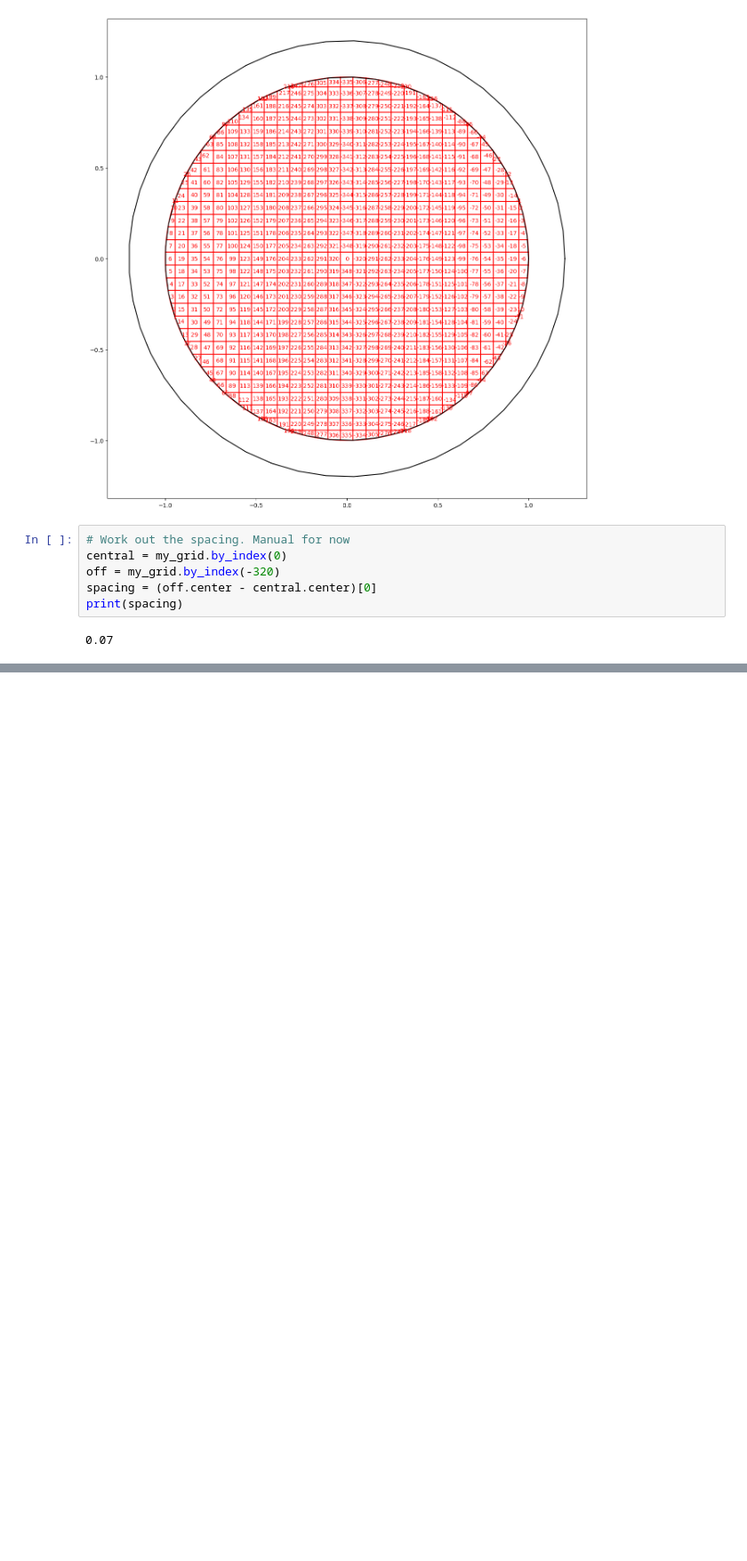
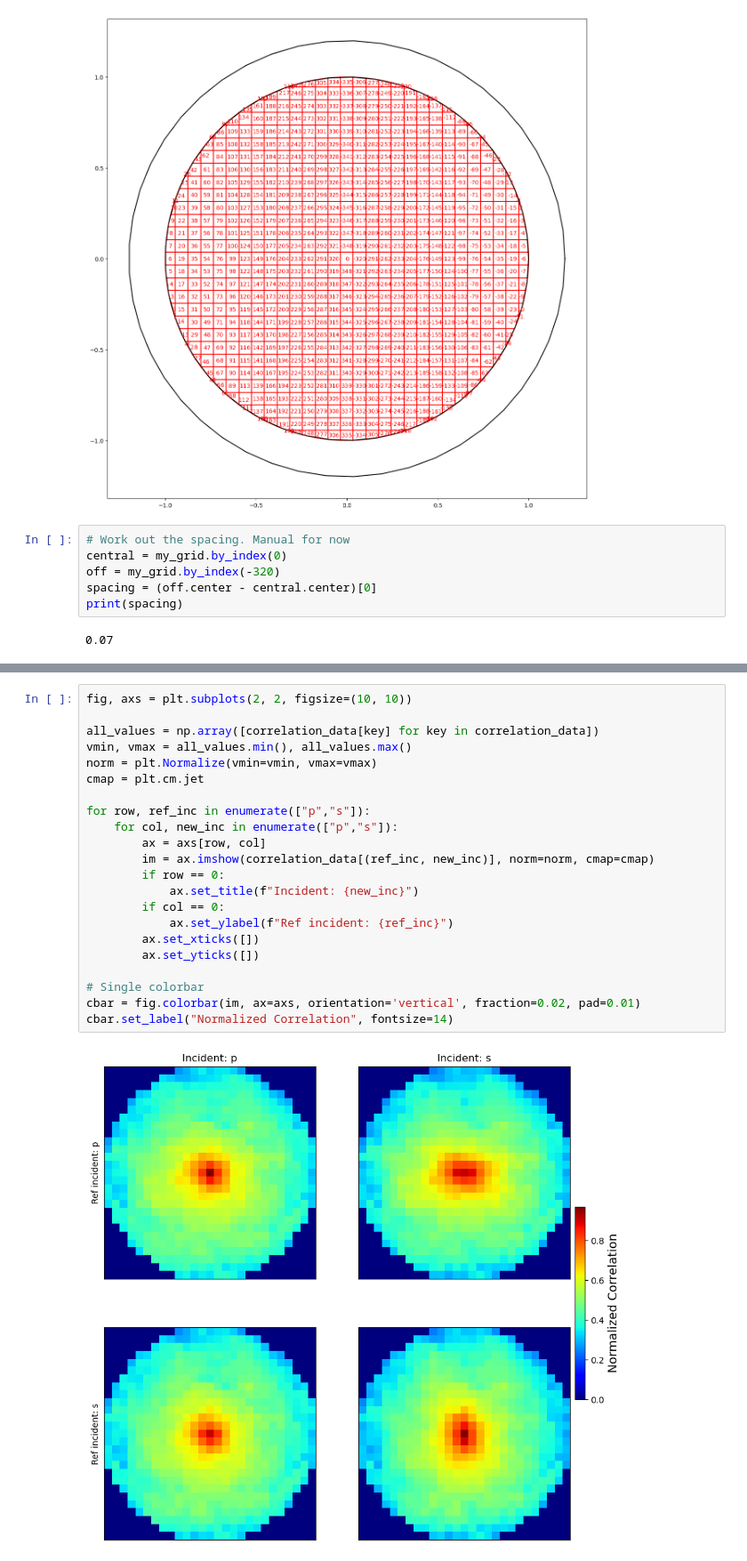
Before and after one commit to Optical-Theory-Group/random-matrix, a Jupyter notebook: rmt_analysis/memory_effect.ipynb, the cells around one changed output, grey strips where cells are left out. Shown at 89% size. Drawn from its saved outputs; the diff is of its cells as text; blank space fills up the shorter version.

```diff
--- a/rmt_analysis/memory_effect.ipynb
+++ b/rmt_analysis/memory_effect.ipynb
@@ -97,0 +326,24 @@ fv.plot_imshow(plot_data)
+# %%
+fig, axs = plt.subplots(2, 2, figsize=(10, 10))
+
+all_values = np.array([correlation_data[key] for key in correlation_data])
+vmin, vmax = all_values.min(), all_values.max()
+norm = plt.Normalize(vmin=vmin, vmax=vmax)
+cmap = plt.cm.jet
+
+for row, ref_inc in enumerate(["p","s"]):
+    for col, new_inc in enumerate(["p","s"]):
+        ax = axs[row, col]
+        im = ax.imshow(correlation_data[(ref_inc, new_inc)], norm=norm, cmap=cmap)
+        if row == 0:
+            ax.set_title(f"Incident: {new_inc}")
+        if col == 0:
+            ax.set_ylabel(f"Ref incident: {ref_inc}")
+        ax.set_xticks([])
+        ax.set_yticks([])
+
+# Single colorbar
+cbar = fig.colorbar(im, ax=axs, orientation='vertical', fraction=0.02, pad=0.01)
+cbar.set_label("Normalized Correlation", fontsize=14)
+# %% [output]
+[figure, added]
```
Also changed, not shown: parts of 11 cells of this notebook, 10 other files.
